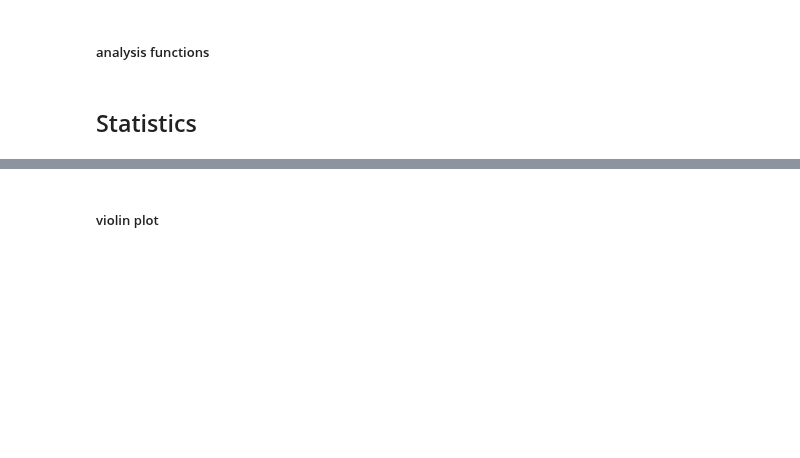
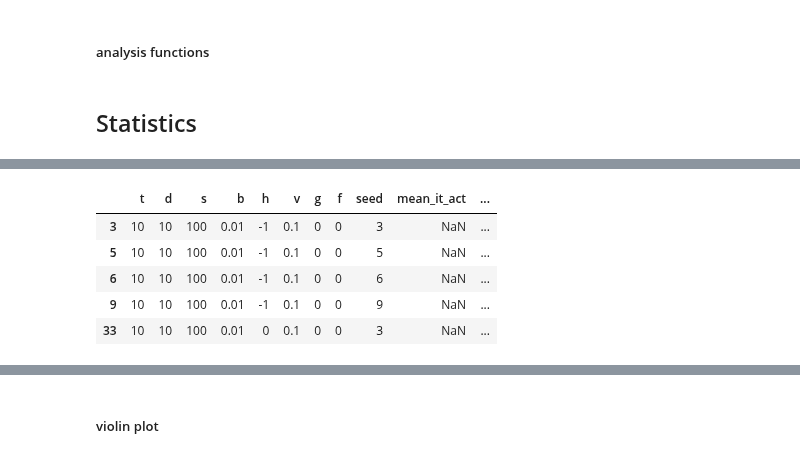
Before and after one commit to FedericoCinus/WoMG, a Jupyter notebook: examples/tutorial.ipynb, the cells around one changed output, grey strips where cells are left out. Cells and saved outputs as stored; diff of their text form; code cells hidden in the pictures; blank space fills up the shorter version.

```diff
--- a/examples/tutorial.ipynb
+++ b/examples/tutorial.ipynb
@@ -293,0 +195,10 @@ simulate(numb_docs=3553,
+# %%
+# NaN values correspond to low virality 0.1
+df[df.isnull().any(axis=1)].head()
+# %% [output]
+|  | t | d | s | b | h | v | g | f | seed | mean_it_act | ... |
+| 3 | 10 | 10 | 100 | 0.01 | -1 | 0.1 | 0 | 0 | 3 | NaN | ... |
+| 5 | 10 | 10 | 100 | 0.01 | -1 | 0.1 | 0 | 0 | 5 | NaN | ... |
+| 6 | 10 | 10 | 100 | 0.01 | -1 | 0.1 | 0 | 0 | 6 | NaN | ... |
+| 9 | 10 | 10 | 100 | 0.01 | -1 | 0.1 | 0 | 0 | 9 | NaN | ... |
+| 33 | 10 | 10 | 100 | 0.01 | 0 | 0.1 | 0 | 0 | 3 | NaN | ... |
```
Also changed, not shown: parts of 43 cells of this notebook.
